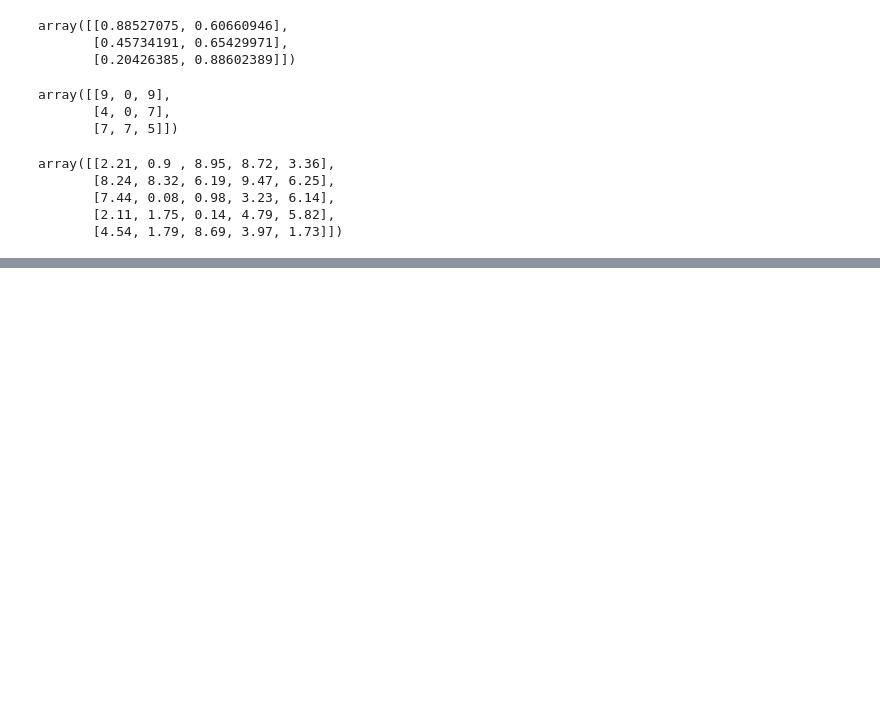
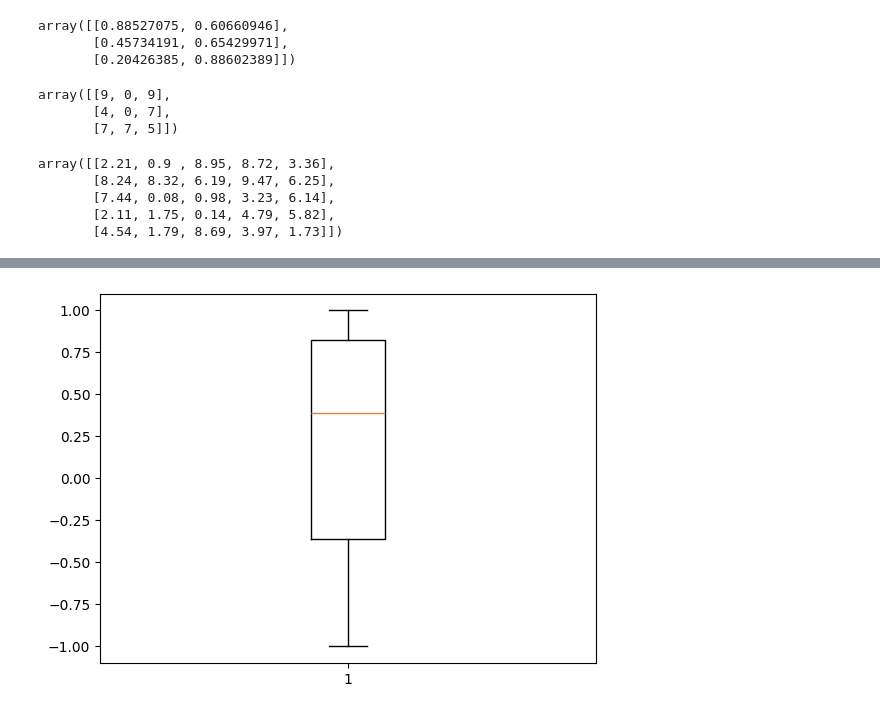
Before and after one commit to bhupii77/Digipodium-AB, a Jupyter notebook: data analysis/numpy.ipynb, the cells around one changed output, grey strips where cells are left out. Cells and saved outputs as stored; diff of their text form; code cells hidden in the pictures; blank space fills up the shorter version.

```diff
--- a/data analysis/numpy.ipynb
+++ b/data analysis/numpy.ipynb
@@ -171,0 +322,5 @@ array([[2.21, 0.9 , 8.95, 8.72, 3.36],
+# %%
+plt.boxplot(x)
+plt.show()
+# %% [output]
+[figure, added]
```
Also changed, not shown: parts of 19 cells of this notebook, 2 other files.
